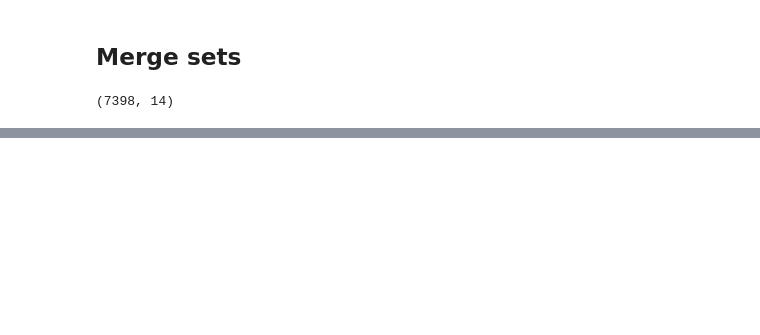
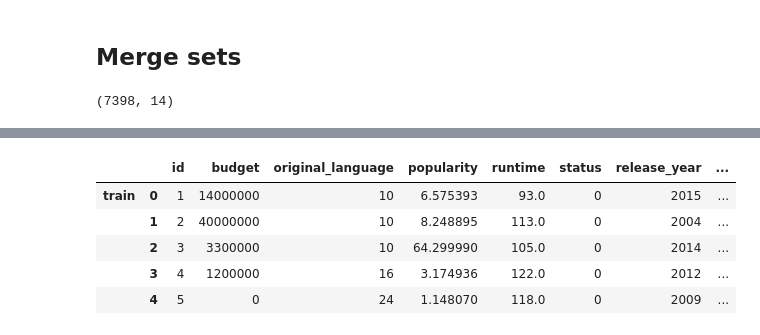
Before and after one commit to JanieTran/Kaggle_Competitions, a Jupyter notebook: TMDBBoxOfficePrediction/TMDBBoxOfficePrediction.ipynb, the cells around one changed output, grey strips where cells are left out. Saved outputs shown, nothing was run; the diff lists cells and outputs as text; code cells hidden in the pictures; blank space fills up the shorter version.

```diff
--- a/TMDBBoxOfficePrediction/TMDBBoxOfficePrediction.ipynb
+++ b/TMDBBoxOfficePrediction/TMDBBoxOfficePrediction.ipynb
@@ -191,0 +274,13 @@ df_full.head()
+# %%
+company_counts = pd.DataFrame(index = production_companies)
+company_counts['counts'] = 0
+
+for item in df_full['production_companies']:
+    if item == '[]':
+        continue
+    companies_dict = extract_dict(item)
+    for company in companies_dict:
+        company_id = literal_eval(company)['name']
+        company_counts['counts'].loc[company_id] += 1
+
+company_counts.sort_values('counts', ascending = False).head(10)
@@ -191,0 +304,11 @@ df_full.head()
+# %%
+genres = set()
+
+for item in df_full['genres']:
+    if item == '[]':
+        continue
+    genres_dict = extract_dict(item)
+    for genre in genres_dict:
+        genres.add(literal_eval(genre)['name'])
+
+genres
@@ -191,0 +336,13 @@ df_full.head()
+# %%
+for genre in genres:
+    col_name = 'genre_' + genre
+    df_features[col_name] = 0
+
+df_features.head()
+# %% [output]
+|  |  | id | budget | original_language | popularity | runtime | status | release_year | ... |
+| train | 0 | 1 | 14000000 | 10 | 6.575393 | 93.0 | 0 | 2015 | ... |
+|  | 1 | 2 | 40000000 | 10 | 8.248895 | 113.0 | 0 | 2004 | ... |
+|  | 2 | 3 | 3300000 | 10 | 64.299990 | 105.0 | 0 | 2014 | ... |
+|  | 3 | 4 | 1200000 | 16 | 3.174936 | 122.0 | 0 | 2012 | ... |
+|  | 4 | 5 | 0 | 24 | 1.148070 | 118.0 | 0 | 2009 | ... |
```
Also changed, not shown: parts of 17 cells of this notebook, 1 other file.
